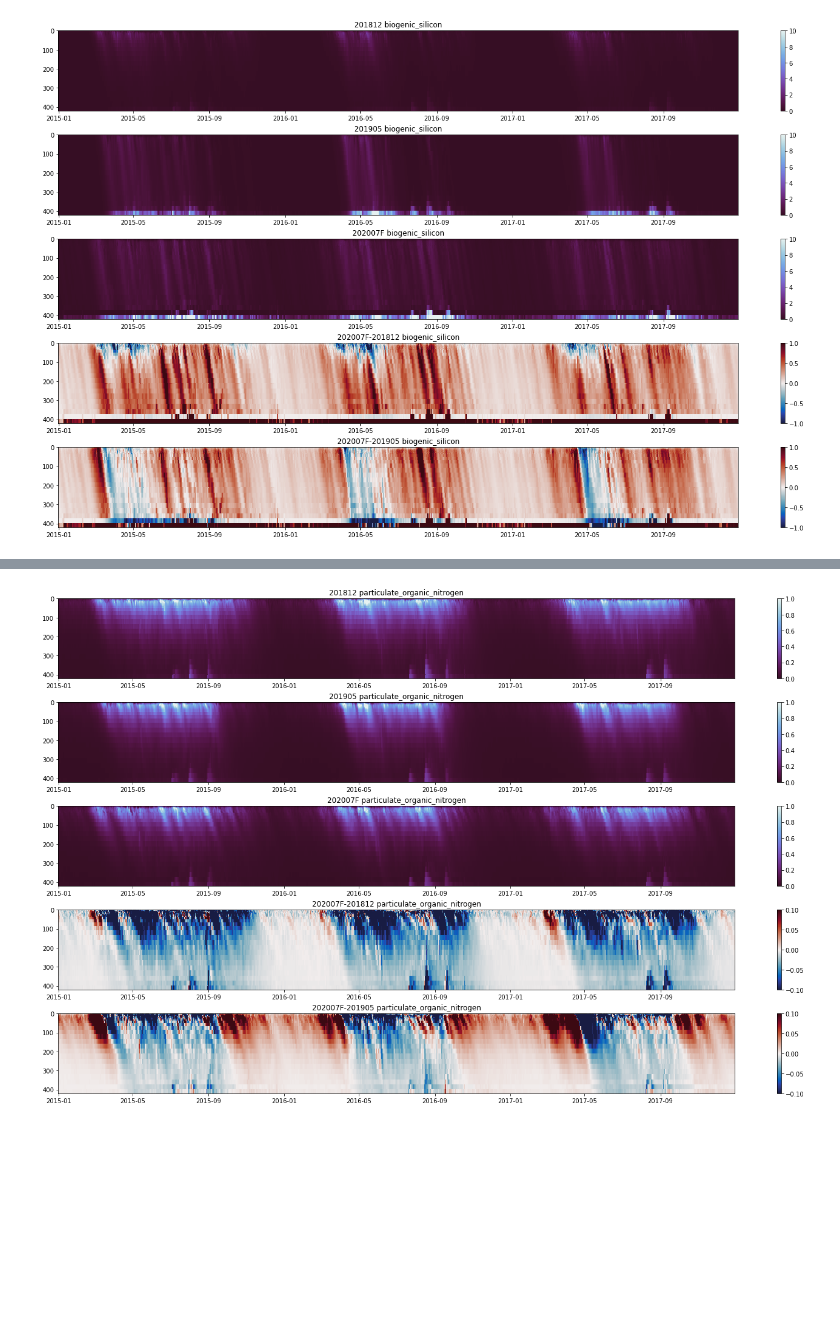
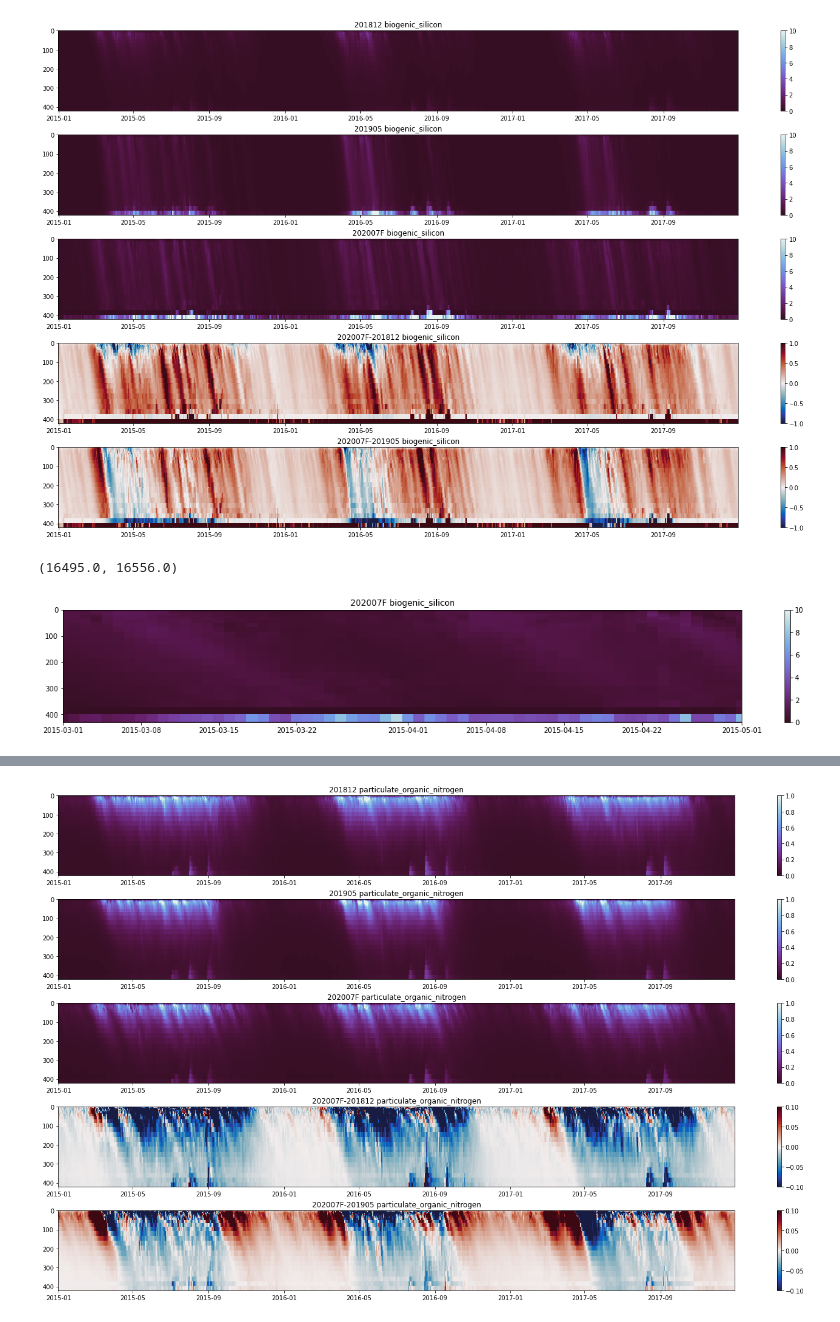
Before and after one commit to SalishSeaCast/analysis-elise-2, a Jupyter notebook: notebooks/bioTuning/nutBalance/extractStationsNSi.ipynb, the cells around one changed output, grey strips where cells are left out. Saved outputs shown, nothing was run; the diff lists cells and outputs as text; code cells hidden in the pictures; blank space fills up the shorter version.

```diff
--- a/notebooks/bioTuning/nutBalance/extractStationsNSi.ipynb
+++ b/notebooks/bioTuning/nutBalance/extractStationsNSi.ipynb
@@ -246,3 +239,13 @@ for iax in (ax1,ax2,ax3,ax4,ax5):
     iax.set_ylim(420,0)
 # %% [output]
 [figure]
+# %%
+fig,ax3=plt.subplots(1,1,figsize=(22,3))
+m=ax3.pcolormesh(x,y,np.array(f20.variables[var]).T,shading='nearest',cmap=cm,vmin=cmin,vmax=cmax)
+ax3.set_title('202007F '+var)
+fig.colorbar(m,ax=ax3)
+ax3.set_ylim(430,0)
+ax3.set_xlim(dt.datetime(2015,3,1),dt.datetime(2015,5,1))
+# %% [output]
+(16495.0, 16556.0)
+[figure, added]
```
Also changed, not shown: parts of 32 cells of this notebook, 11 other files.
